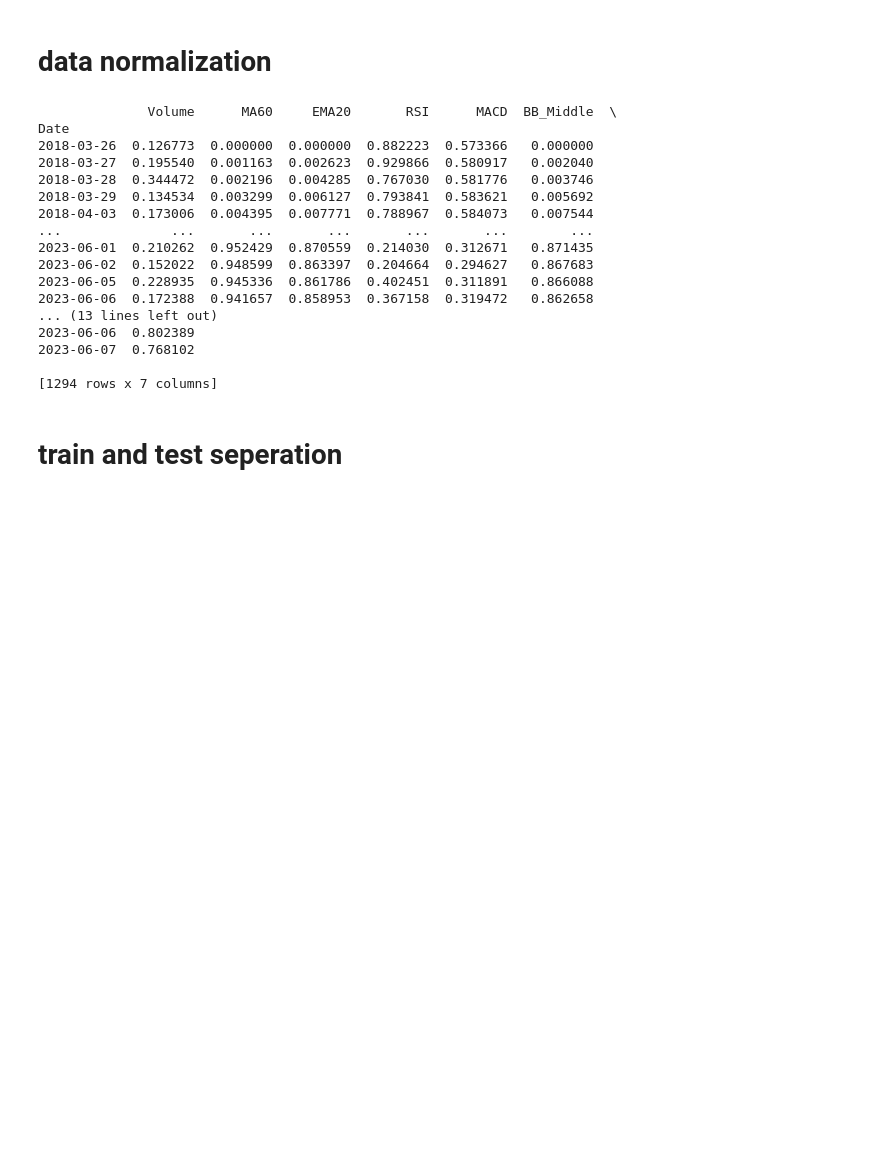
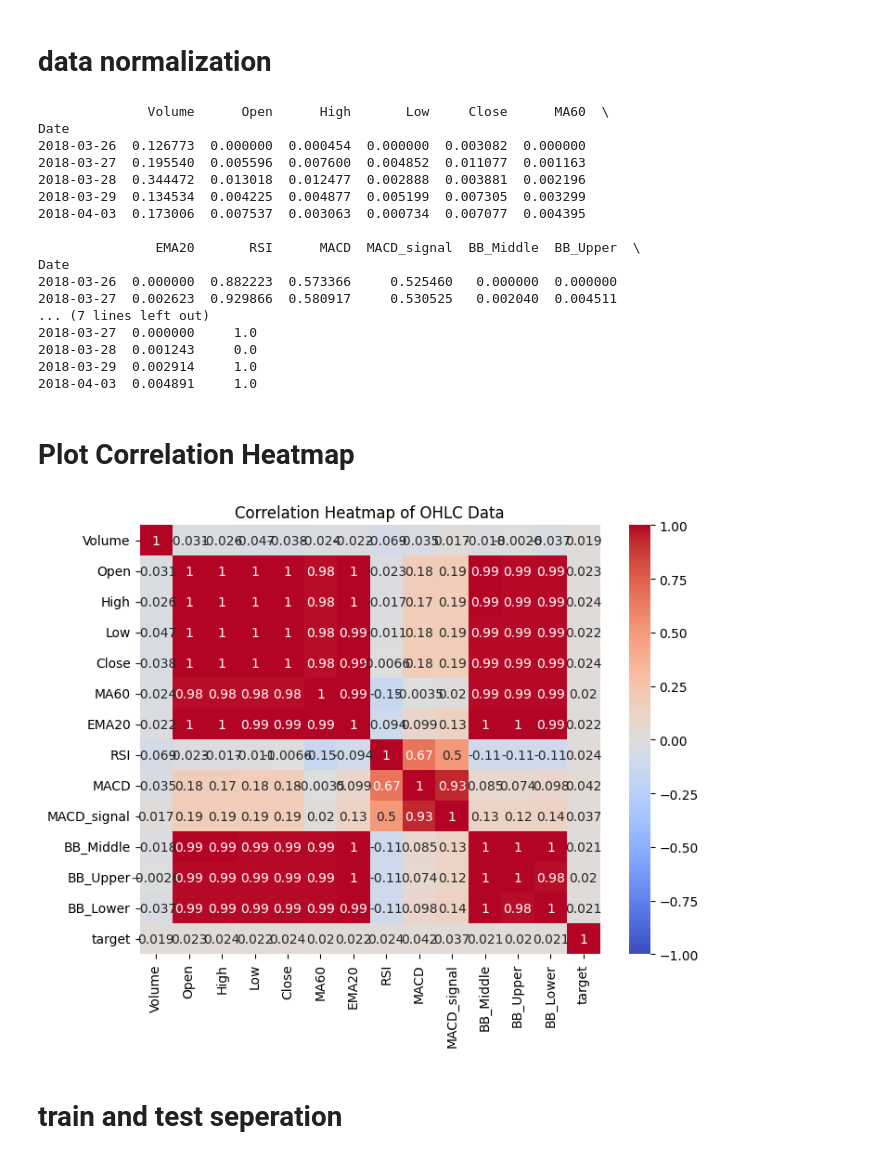
Before and after one commit to easyCoder-Ai/Modelling_From_Measurments_HW, a Jupyter notebook: mainFIle.ipynb, the cells around one changed output. Drawn from its saved outputs; the diff is of its cells as text; code cells hidden in the pictures; blank space fills up the shorter version.

```diff
--- a/mainFIle.ipynb
+++ b/mainFIle.ipynb
@@ -135,8 +85,9 @@ Date
 # %% [markdown]
 # target claculation
 # %%
-data['target'] = data['MA60'] - data['MA60'].shift(-1)
+data['target'] = data['Close'] - data['Close'].shift(-1)
+data['target'] = (data['target'] > 0).astype(int)
 data.dropna(inplace=True)
 
-print(data)
+print(data.head())
 # %% [output]
@@ -166,25 +117,34 @@ for column in list(data.columns):
     max = data[column].max()
     data[column] = (data[column] - min) / (max - min)
 
-print(data)
+print(data.head())
 # %% [output]
-              Volume      MA60     EMA20       RSI      MACD  BB_Middle  \
+              Volume      Open      High       Low     Close      MA60  \
 Date
-2018-03-26  0.126773  0.000000  0.000000  0.882223  0.573366   0.000000
-2018-03-27  0.195540  0.001163  0.002623  0.929866  0.580917   0.002040
-2018-03-28  0.344472  0.002196  0.004285  0.767030  0.581776   0.003746
-2018-03-29  0.134534  0.003299  0.006127  0.793841  0.583621   0.005692
-2018-04-03  0.173006  0.004395  0.007771  0.788967  0.584073   0.007544
-...              ...       ...       ...       ...       ...        ...
-2023-06-01  0.210262  0.952429  0.870559  0.214030  0.312671   0.871435
-2023-06-02  0.152022  0.948599  0.863397  0.204664  0.294627   0.867683
-2023-06-05  0.228935  0.945336  0.861786  0.402451  0.311891   0.866088
-2023-06-06  0.172388  0.941657  0.858953  0.367158  0.319472   0.862658
-... (13 lines left out)
-2023-06-06  0.802389
-2023-06-07  0.768102
+2018-03-26  0.126773  0.000000  0.000454  0.000000  0.003082  0.000000
+2018-03-27  0.195540  0.005596  0.007600  0.004852  0.011077  0.001163
+2018-03-28  0.344472  0.013018  0.012477  0.002888  0.003881  0.002196
+2018-03-29  0.134534  0.004225  0.004877  0.005199  0.007305  0.003299
+2018-04-03  0.173006  0.007537  0.003063  0.000734  0.007077  0.004395
 
-[1294 rows x 7 columns]
+               EMA20       RSI      MACD  MACD_signal  BB_Middle  BB_Upper  \
+Date
+2018-03-26  0.000000  0.882223  0.573366     0.525460   0.000000  0.000000
+2018-03-27  0.002623  0.929866  0.580917     0.530525   0.002040  0.004511
+... (7 lines left out)
+2018-03-27  0.000000     1.0
+2018-03-28  0.001243     0.0
+2018-03-29  0.002914     1.0
+2018-04-03  0.004891     1.0
+# %% [markdown]
+# Plot Correlation Heatmap
+# %%
+plt.figure(figsize=(8, 6))
+sns.heatmap(data.corr(), annot=True, cmap='coolwarm', vmin=-1, vmax=1)
+plt.title('Correlation Heatmap of OHLC Data')
+plt.show()
+# %% [output]
+[figure, added]
 # %% [markdown]
 # train and test seperation
 # %%
```
Also changed, not shown: parts of 34 cells of this notebook.
